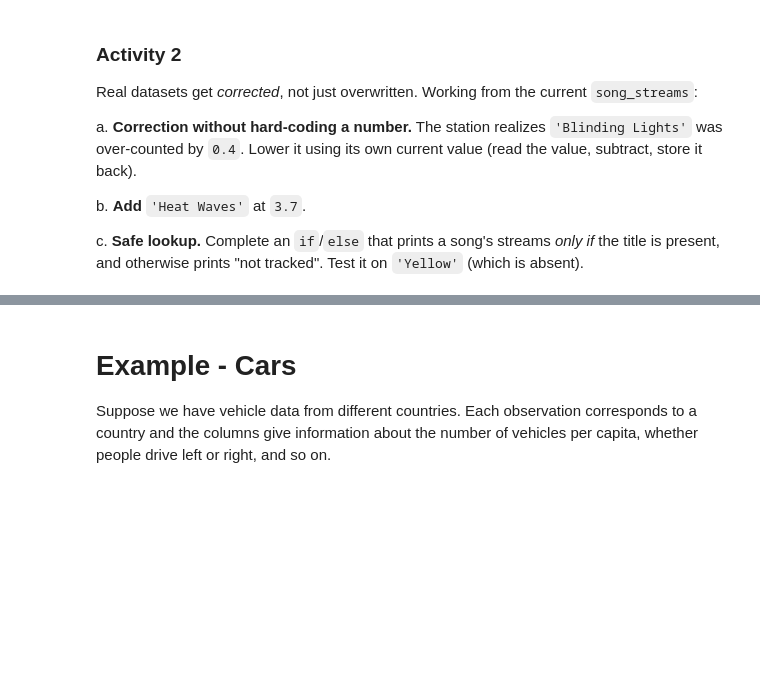
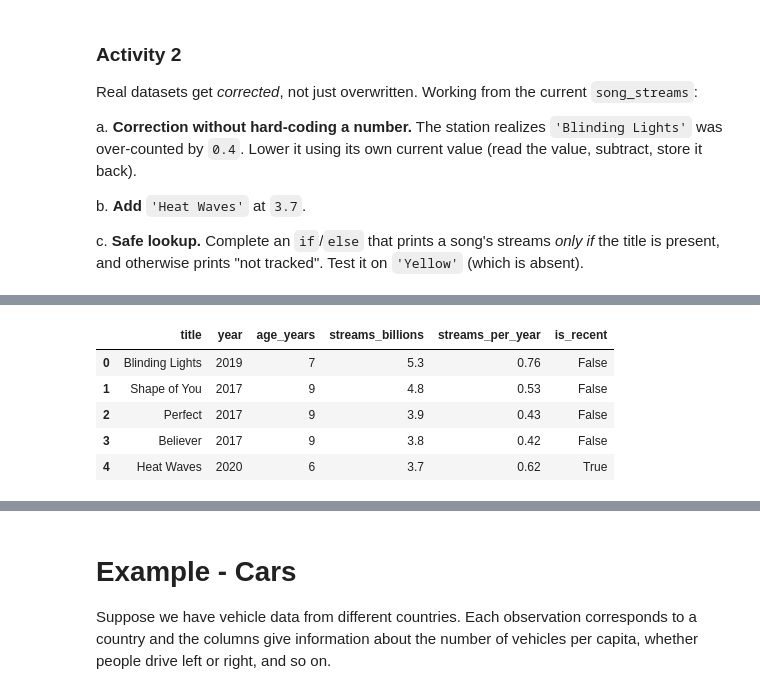
Before and after one commit to jppeirce/DSC210-Foundations-of-Data-Science, a Jupyter notebook: Notes/06-dictionaries_pandas/06_intro_to_dictionaries_pandas.ipynb, the cells around one changed output, grey strips where cells are left out. Drawn from its saved outputs; the diff is of its cells as text; code cells hidden in the pictures; blank space fills up the shorter version.

```diff
--- a/Notes/06-dictionaries_pandas/06_intro_to_dictionaries_pandas.ipynb
+++ b/Notes/06-dictionaries_pandas/06_intro_to_dictionaries_pandas.ipynb
@@ -282,0 +463,10 @@ We can read in common data types using Pandas. For example, we can use `pd.read_
+# %%
+# RUN-TOGETHER
+# Save our DataFrame to a CSV file. index=False keeps pandas from writing the row numbers.
+songs.to_csv('songs.csv', index=False)
+
+# Read it back. In real projects you START here, with a file someone handed you.
+songs = pd.read_csv('songs.csv')
+
+# ALWAYS check that it loaded the way you expected.
+songs.head()
@@ -282,0 +527,16 @@ We can read in common data types using Pandas. For example, we can use `pd.read_
+# %%
+# RUN-TOGETHER
+# Position-based: the first row, and rows 0..2.
+print('first row (iloc[0]):')
+print(songs.iloc[0])
+print()
+print('first three rows (iloc[0:3]):')
+print(songs.iloc[0:3][['title', 'streams_billions']])
+
+# Suppose the integer index is replaced with the song title
+songs_by_title = songs.set_index('title')
+print(songs_by_title.head())
+
+# Same row, two ways: position 0 and the label sitting at position 0
+#print(songs_by_title.iloc[0]['streams_billions'])
+#print(songs_by_title.loc[____]['streams_billions'])   # use the LABEL
@@ -282,0 +665,19 @@ We can read in common data types using Pandas. For example, we can use `pd.read_
+# %%
+# RUN-TOGETHER
+# Age of each song, in years.
+songs['age_years'] = 2026 - songs['year']
+
+# A rate: average billions of streams PER year on the platform.
+songs['streams_per_year'] = (songs['streams_billions'] / songs['age_years']).round(2)
+
+# A boolean flag column.
+songs['is_recent'] = songs['year'] >= 2020
+
+songs[['title', 'year', 'age_years', 'streams_billions', 'streams_per_year', 'is_recent']].head()
+# %% [output]
+|  | title | year | age_years | streams_billions | streams_per_year | is_recent |
+| 0 | Blinding Lights | 2019 | 7 | 5.3 | 0.76 | False |
+| 1 | Shape of You | 2017 | 9 | 4.8 | 0.53 | False |
+| 2 | Perfect | 2017 | 9 | 3.9 | 0.43 | False |
+| 3 | Believer | 2017 | 9 | 3.8 | 0.42 | False |
+| 4 | Heat Waves | 2020 | 6 | 3.7 | 0.62 | True |
```
Also changed, not shown: parts of 60 cells of this notebook, 2 other files.
